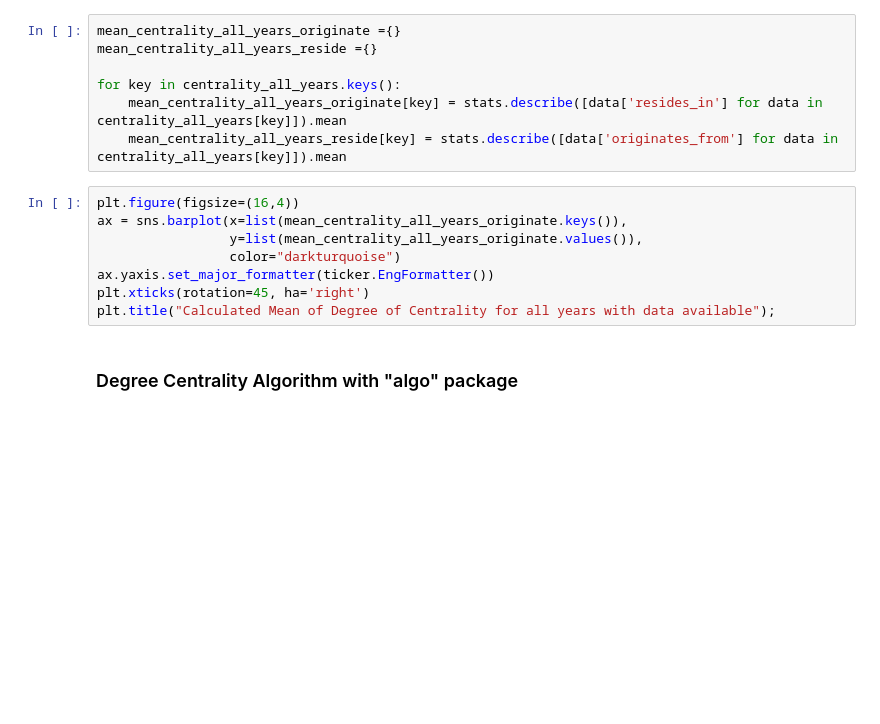
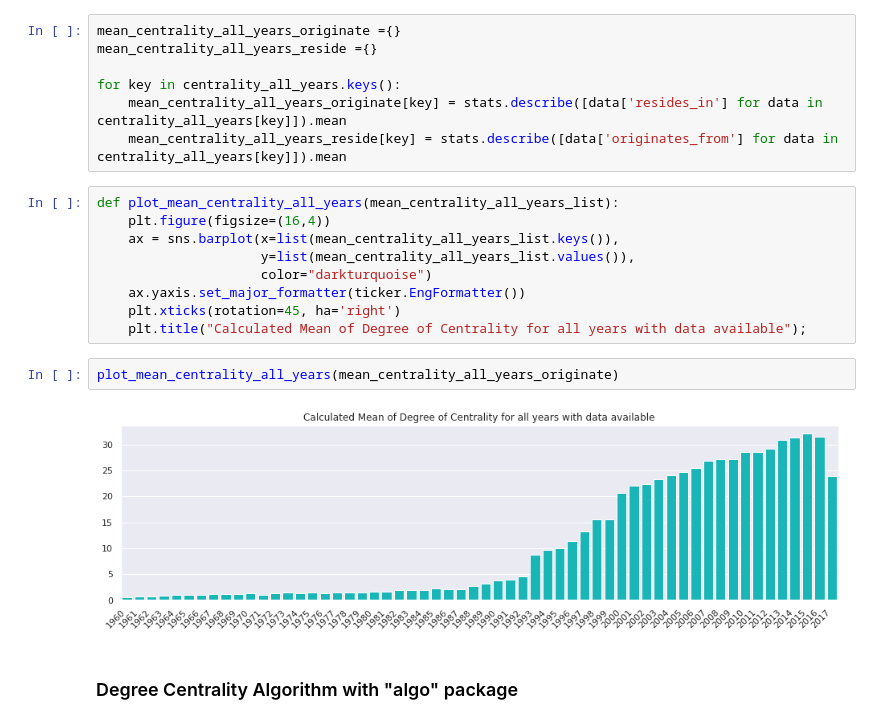
Before and after one commit to CandelaV/UNHCRs_population_of_concern_HDX, a Jupyter notebook: notebooks/d_algorithms_with_python_and_neo4j.ipynb, the cells around one changed output. Cells and saved outputs as stored; diff of their text form; blank space fills up the shorter version.

```diff
--- a/notebooks/d_algorithms_with_python_and_neo4j.ipynb
+++ b/notebooks/d_algorithms_with_python_and_neo4j.ipynb
@@ -87,13 +97,18 @@ for key in centrality_all_years.keys():
     mean_centrality_all_years_originate[key] = stats.describe([data['resides_in'] for data in centrality_all_years[key]]).mean
     mean_centrality_all_years_reside[key] = stats.describe([data['originates_from'] for data in centrality_all_years[key]]).mean
 # %%
-plt.figure(figsize=(16,4))
-ax = sns.barplot(x=list(mean_centrality_all_years_originate.keys()),
-                 y=list(mean_centrality_all_years_originate.values()),
-                 color="darkturquoise")
-ax.yaxis.set_major_formatter(ticker.EngFormatter())
-plt.xticks(rotation=45, ha='right')
-plt.title("Calculated Mean of Degree of Centrality for all years with data available");
+def plot_mean_centrality_all_years(mean_centrality_all_years_list):
+    plt.figure(figsize=(16,4))
+    ax = sns.barplot(x=list(mean_centrality_all_years_list.keys()),
+                     y=list(mean_centrality_all_years_list.values()),
+                     color="darkturquoise")
+    ax.yaxis.set_major_formatter(ticker.EngFormatter())
+    plt.xticks(rotation=45, ha='right')
+    plt.title("Calculated Mean of Degree of Centrality for all years with data available");
+# %%
+plot_mean_centrality_all_years(mean_centrality_all_years_originate)
+# %% [output]
+[figure, added]
 # %% [markdown]
 ### Degree Centrality Algorithm with "algo" package
 # %% [markdown]
```
Also changed, not shown: parts of 6 cells of this notebook.
